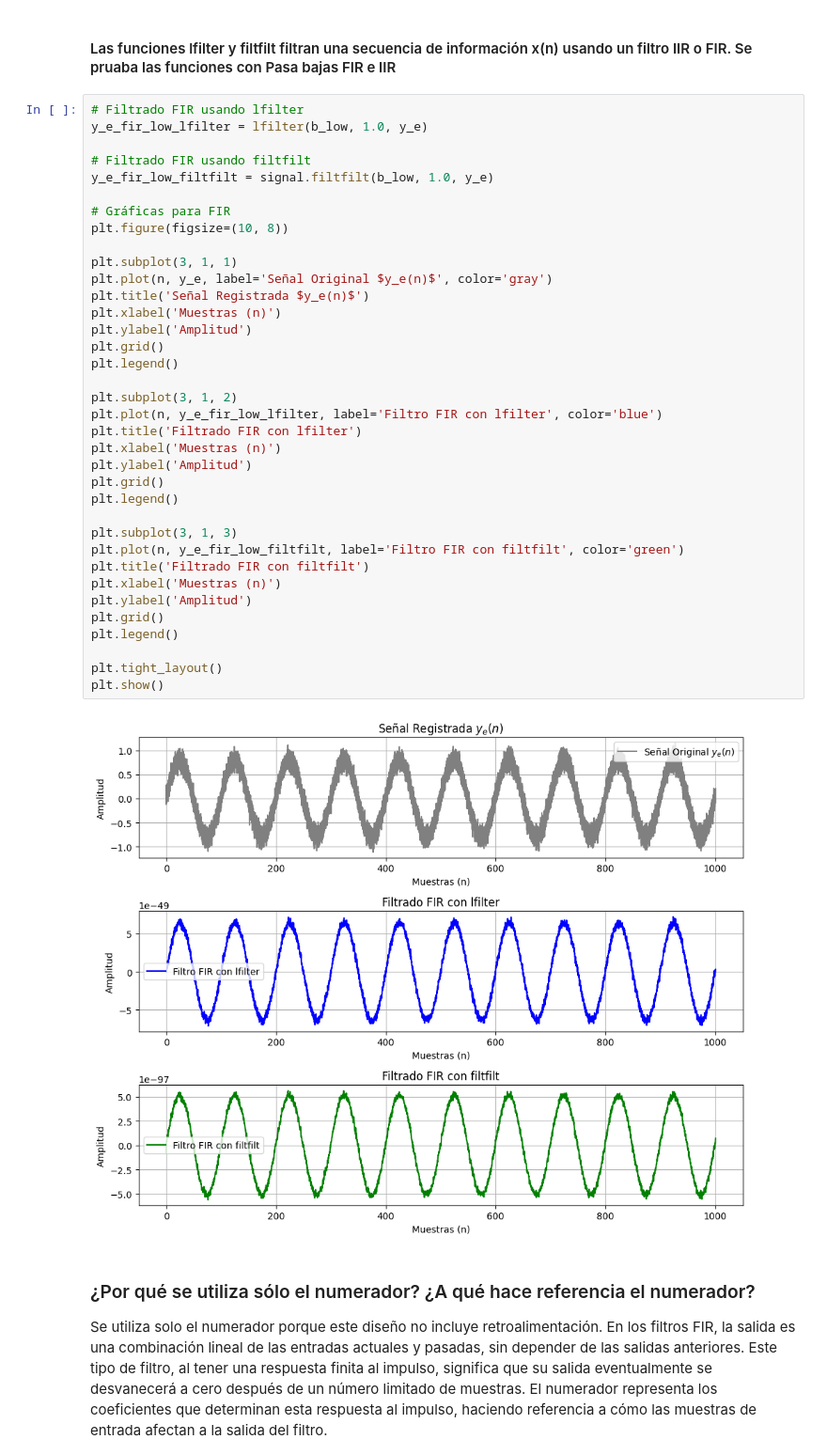
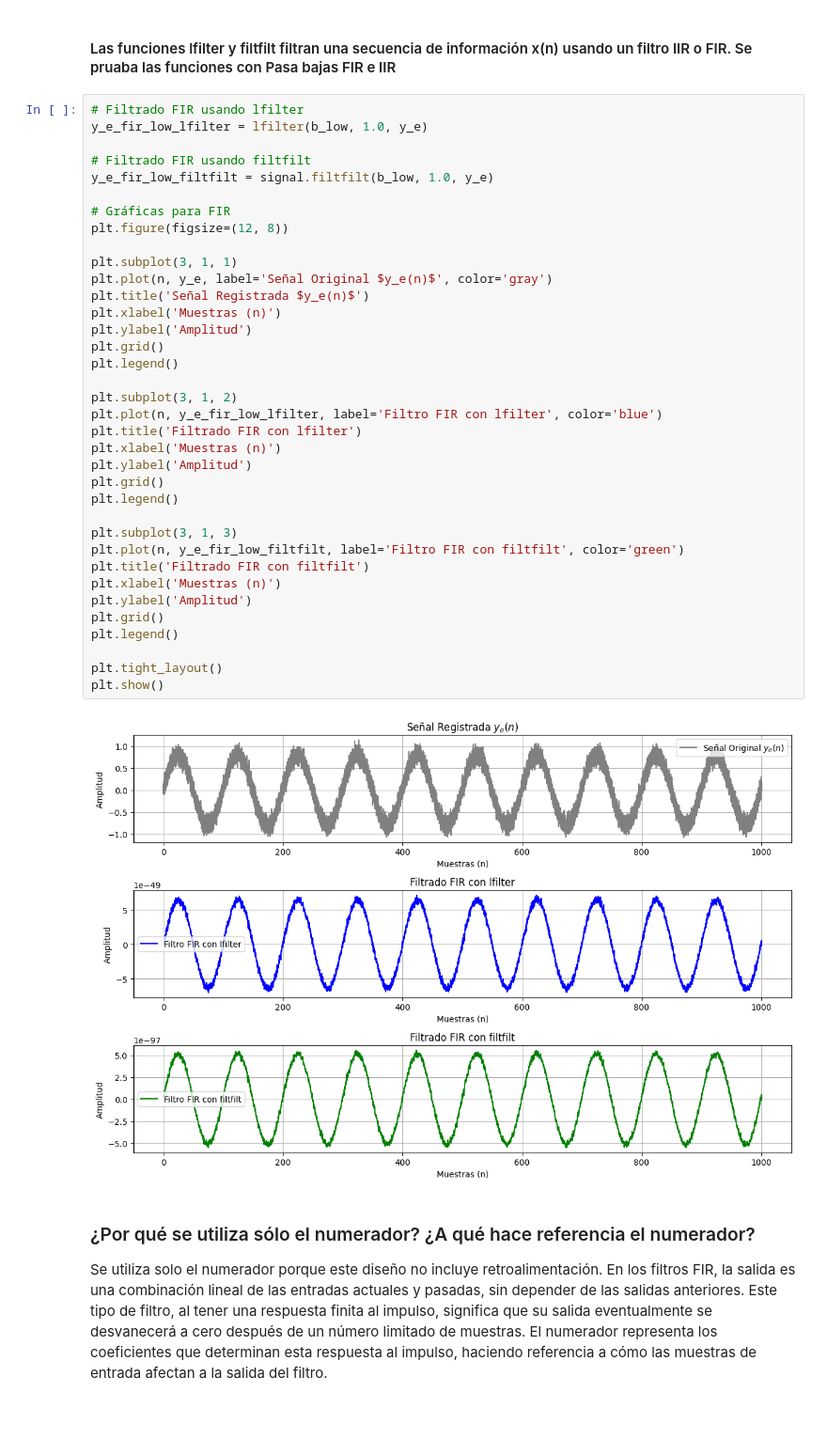
Before and after one commit to juandayo001/Biose-ales_20242, a Jupyter notebook: Practica6.ipynb, the cells around one changed output. Shown at 94% size. Cells and saved outputs as stored; diff of their text form; blank space fills up the shorter version.

```diff
--- a/Practica6.ipynb
+++ b/Practica6.ipynb
@@ -208,36 +265,36 @@ y_e_fir_low_lfilter = lfilter(b_low, 1.0, y_e)
 y_e_fir_low_filtfilt = signal.filtfilt(b_low, 1.0, y_e)
 
 # Gráficas para FIR
-plt.figure(figsize=(10, 8))
+plt.figure(figsize=(12, 8))
 
 plt.subplot(3, 1, 1)
 plt.plot(n, y_e, label='Señal Original $y_e(n)$', color='gray')
 plt.title('Señal Registrada $y_e(n)$')
 plt.xlabel('Muestras (n)')
 plt.ylabel('Amplitud')
 plt.grid()
 plt.legend()
 
 plt.subplot(3, 1, 2)
 plt.plot(n, y_e_fir_low_lfilter, label='Filtro FIR con lfilter', color='blue')
 plt.title('Filtrado FIR con lfilter')
 plt.xlabel('Muestras (n)')
 plt.ylabel('Amplitud')
 plt.grid()
 plt.legend()
 
 plt.subplot(3, 1, 3)
 plt.plot(n, y_e_fir_low_filtfilt, label='Filtro FIR con filtfilt', color='green')
 plt.title('Filtrado FIR con filtfilt')
 plt.xlabel('Muestras (n)')
 plt.ylabel('Amplitud')
 plt.grid()
 plt.legend()
 
 plt.tight_layout()
 plt.show()
 # %% [output]
-[figure, old version]
+[figure, new version]
 # %% [markdown]
 ### ¿Por qué se utiliza sólo el numerador? ¿A qué hace referencia el numerador?
 
```
Also changed, not shown: parts of 17 cells of this notebook.
